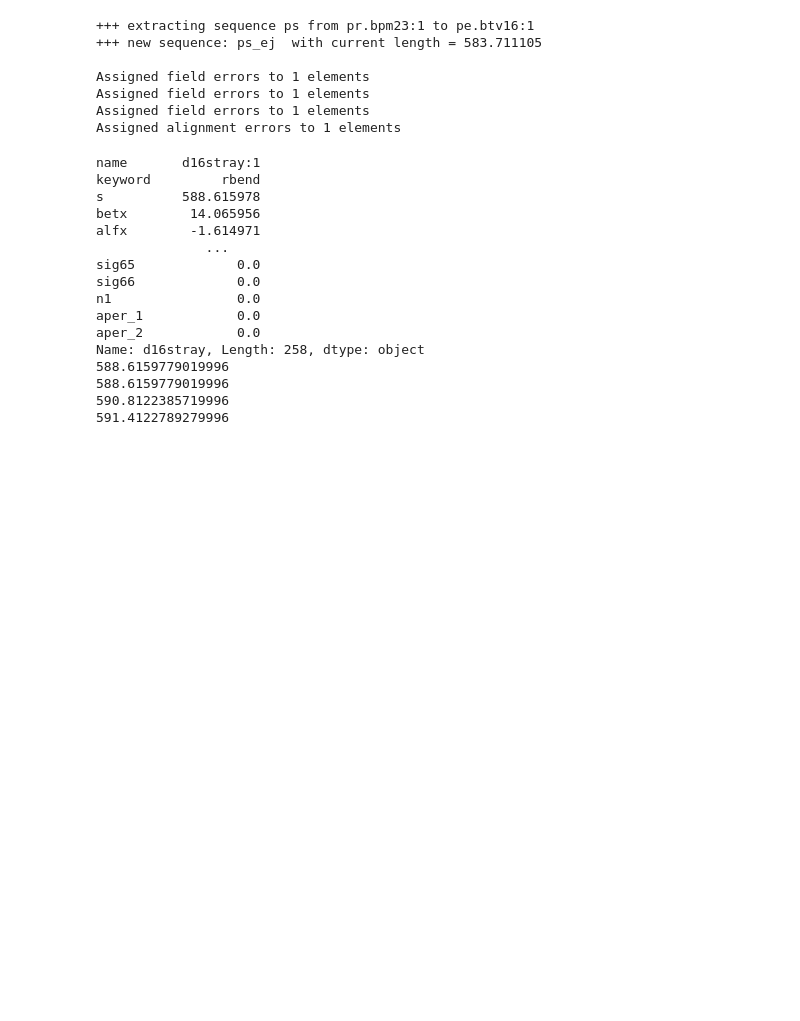
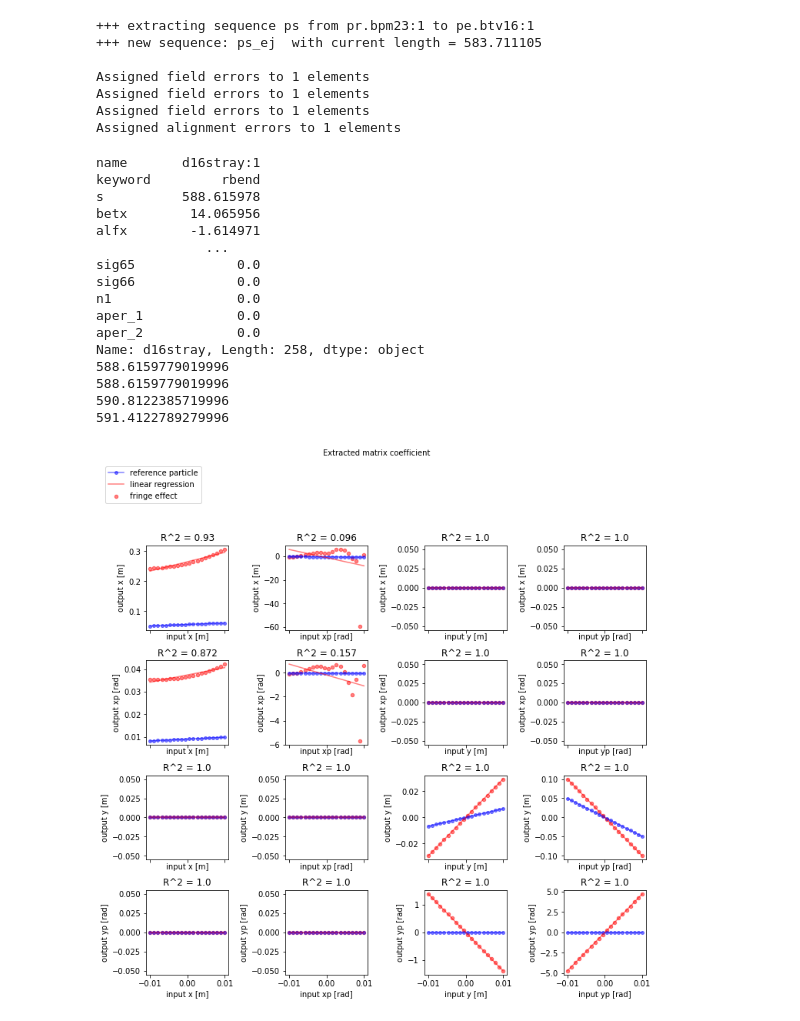
Before and after one commit to eliottjohnson/MADX-Examples-Eliott, a Jupyter notebook: get_initial_conditions_LHC_q20_cpymad.ipynb, the cells around one changed output. Drawn from its saved outputs; the diff is of its cells as text; code cells hidden in the pictures; blank space fills up the shorter version.

```diff
--- a/get_initial_conditions_LHC_q20_cpymad.ipynb
+++ b/get_initial_conditions_LHC_q20_cpymad.ipynb
@@ -193,7 +193,7 @@ initialValues = [LHCx,LHCxp,0,0,0,0]
 var_names = ("x", "xp", "y", "yp", "T", "PT")
 var_units = ("[m]", "[rad]", "[m]", "[rad]", "[m]", "[ ]")
 values_lim = 0.01 # calculate the coefficient in the range +/-values_lim
-values_no = 10     # choose how many points you want to calculate
+values_no = 20     # choose how many points you want to calculate
 # %%
 fig, ax = plt.subplots(4, 4, figsize=(10,10), constrained_layout=True, sharex=True, squeeze=False)
 #squeeze argument if I only have one sublot instead of 6x6 filled
@@ -205,6 +205,8 @@ yvalues = np.zeros(values_no)
 twiss = madx.twiss(beta0 = "bumped",
                    rmatrix=True).dframe()
 matExtractedRef = get_matrix_from_twiss(twiss)
+
+#madx.option(verbose=True, debug=True, echo=True, warn=True, twiss_print=True)
 
 for k in range (4):
     vectorOld = np.array([[0.], [0.], [0.], [0.], [0.], [0.]])
@@ -223,40 +225,42 @@ for k in range (4):
             if k==0:
                 twiss = madx.twiss(beta0 = "bumped",
                                    x=xvalues[i]+initialValues[0], px=initialValues[1],
-                                   y=0, py=0,
+                                   y=initialValues[2], py=initialValues[3],
                                    rmatrix=True).dframe()
             if k==1:
                 twiss = madx.twiss(beta0 = "bumped",
                                    x=initialValues[0], px=xvalues[i]+initialValues[1],
-                                   y=0, py=0,
+                                   y=initialValues[2], py=initialValues[3],
                                    rmatrix=True).dframe()
             if k==2:
                 twiss = madx.twiss(beta0 = "bumped",
                                    x=initialValues[0], px=initialValues[1],
-                                   y=xvalues[i], py=0,
+                                   y=initialValues[2], py=initialValues[3],
                                    rmatrix=True).dframe()
             if k==3:
                 twiss = madx.twiss(beta0 = "bumped",
                                    x=initialValues[0], px=initialValues[1],
-                                   y=0, py=xvalues[i],
+                                   y=initialValues[2], py=initialValues[3],
                                    rmatrix=True).dframe()
 
             matExtracted = get_matrix_from_twiss(twiss)
 
             vectorNew = np.dot(matExtracted,vectorOld) # Matrix multiplication
             yvalues[i]=vectorNew[j]
         ax[j,k].scatter(xvalues, yvalues, marker = 'o', s=20, color = 'r', alpha=0.5, label="fringe effect")
         ax[j,k].set_xlabel("input "+var_names[k]+" "+var_units[k])
         ax[j,k].set_ylabel("output "+var_names[j]+" "+var_units[j])
 
         #Linear regression
         xlin = xvalues.reshape((-1,1))
         model = LinearRegression().fit(xlin,yvalues)
         r_sq = model.score(xlin, yvalues)
         y_pred = model.predict(xlin)
         ax[j,k].plot(xvalues, y_pred, color = 'r', alpha=0.5, label="linear regression")
         ax[j,k].title.set_text('R^2 = '+str(round(r_sq, 3)))
 
 fig.suptitle("Extracted matrix coefficient", fontsize=10)
 ax[0,0].legend(loc=(-0.5, 1.5),fontsize=10)
 fig.show()
+# %% [output]
+[figure, added]
```
Also changed, not shown: parts of 1 cell of this notebook.
